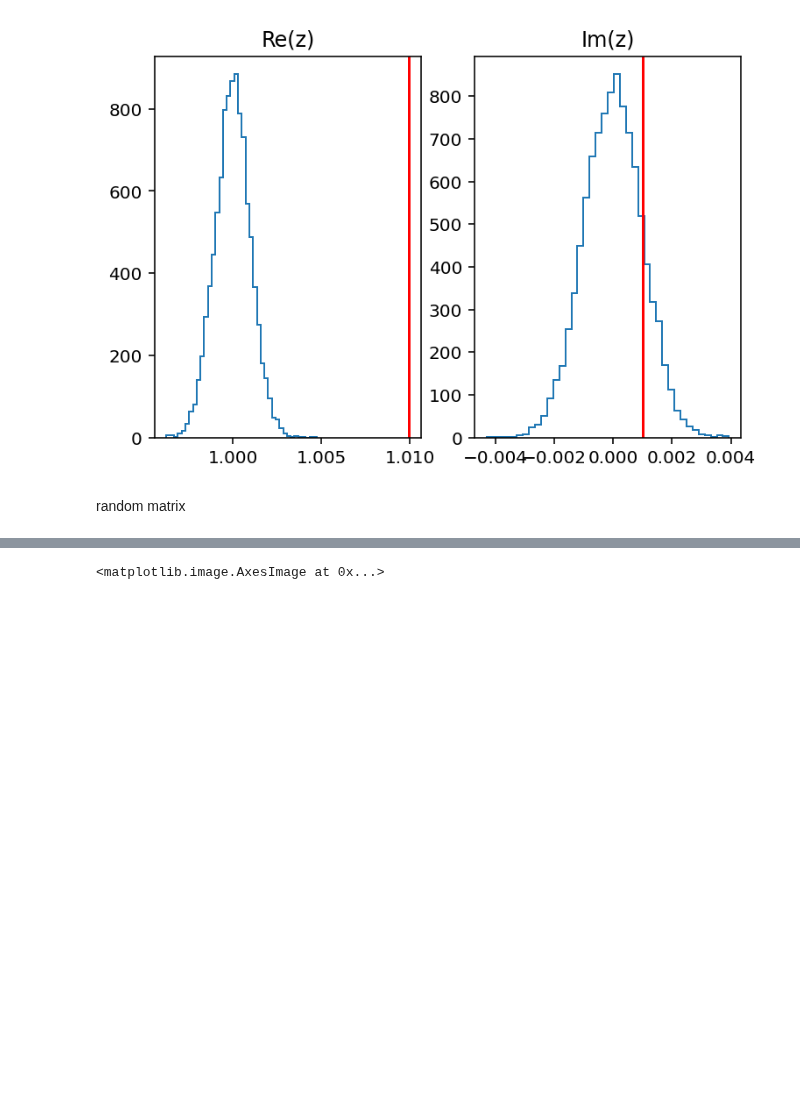
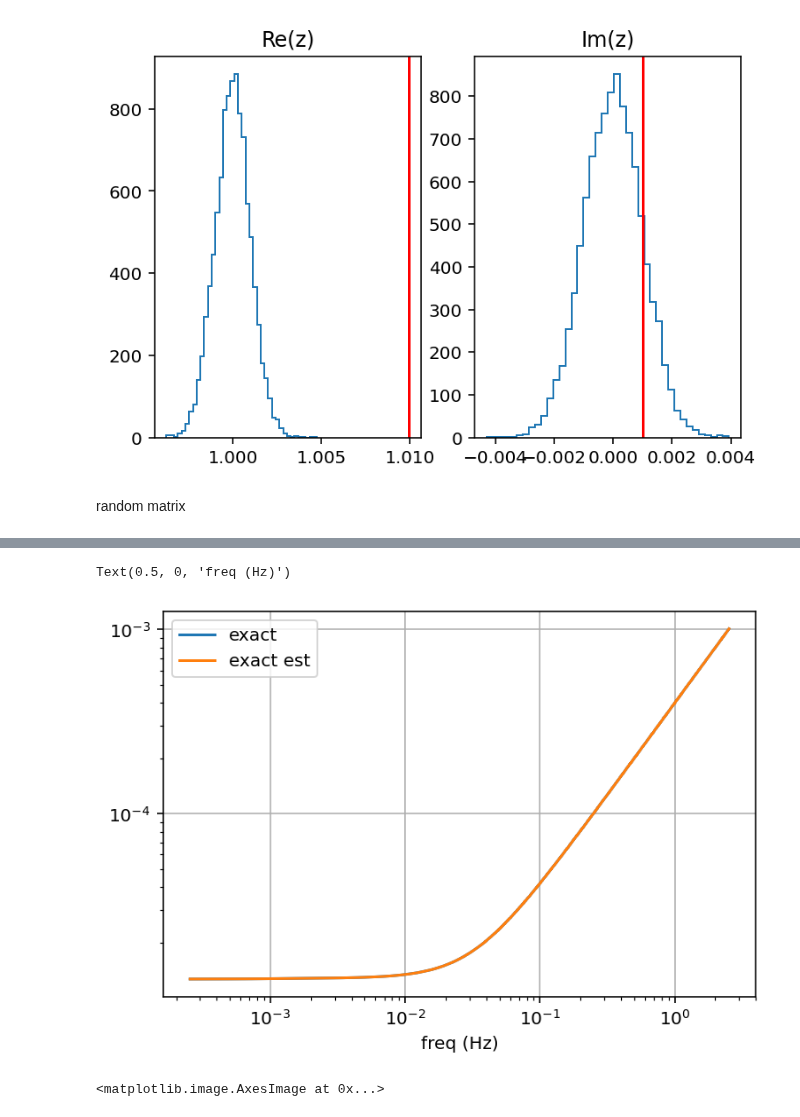
Before and after one commit to tamu-edu/tes_noise, a Jupyter notebook: Rbeta_stats.ipynb, the cells around one changed output, grey strips where cells are left out. Drawn from its saved outputs; the diff is of its cells as text; code cells hidden in the pictures; blank space fills up the shorter version.

```diff
--- a/Rbeta_stats.ipynb
+++ b/Rbeta_stats.ipynb
@@ -420,3 +476,17 @@ syst_params = {
+# %%
+plt.figure()
+plt.grid()
+
+
+for dat, label in zip((dpdi0, dpdi1), ('exact', 'exact est', 'approx est')):
+    plt.plot(ws/2/np.pi, abs(dat), '-', label = label)
+
+plt.legend()
+plt.loglog()
+plt.xlabel('freq (Hz)')
+# %% [output]
+Text(0.5, 0, 'freq (Hz)')
+[figure, added]
 # %%
 # nearest neighbor and distributed outer connections to TES components
 M = 10
```
Also changed, not shown: parts of 5 cells of this notebook.
